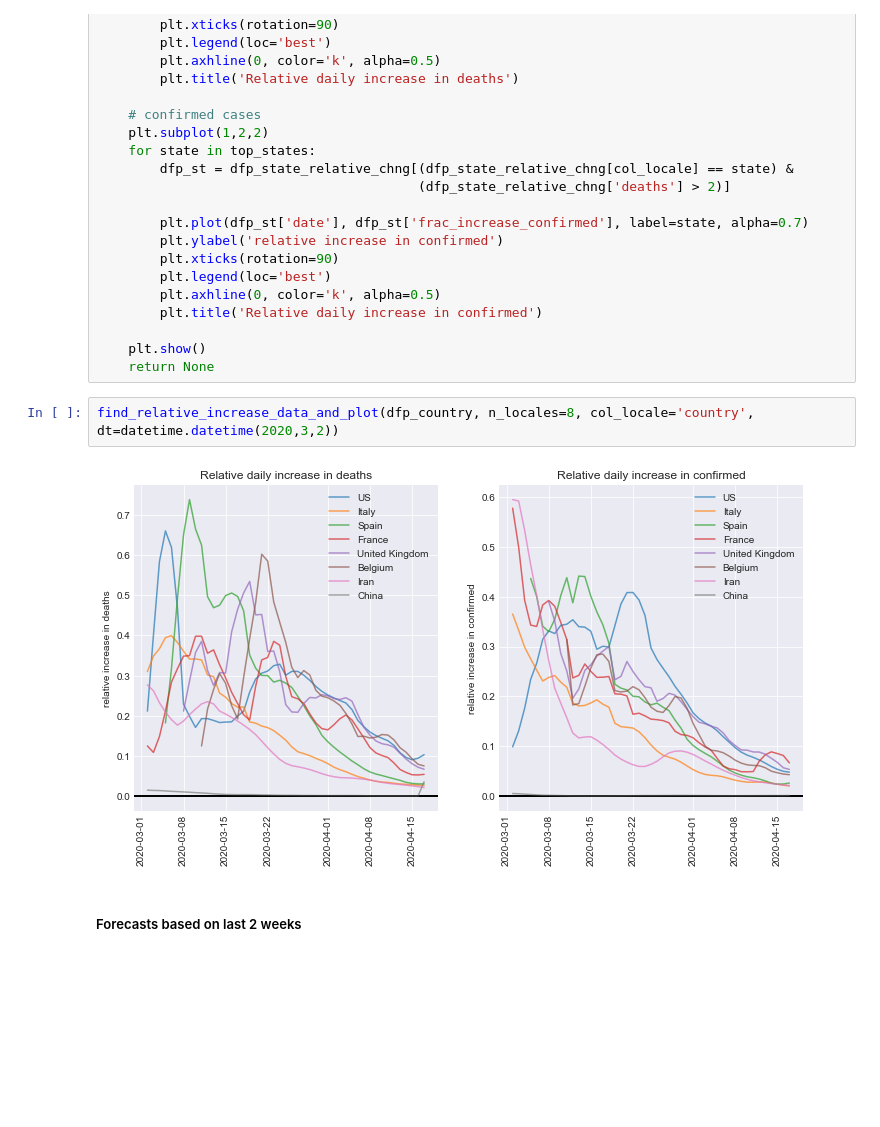
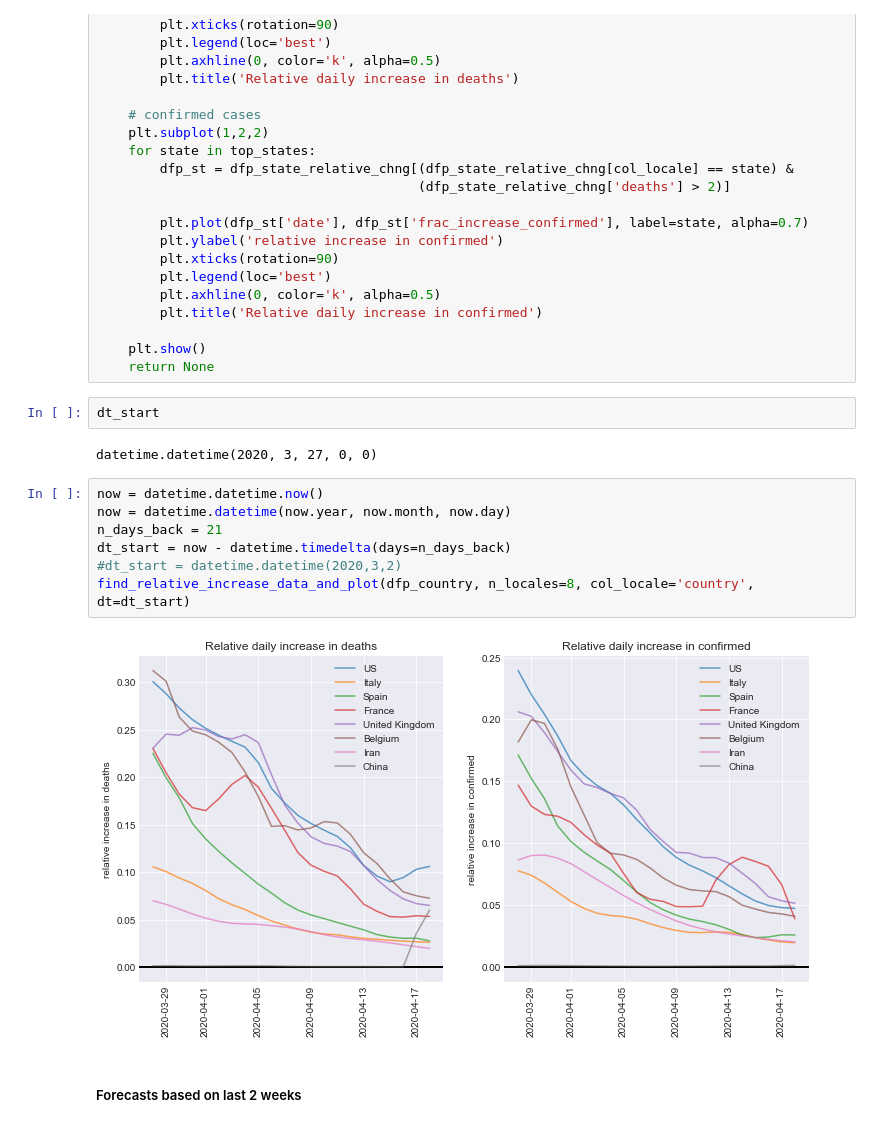
Before and after one commit to tboats/covid-19_analysis, a Jupyter notebook: analysis_covid-19.ipynb, the cells around one changed output. Cells and saved outputs as stored; diff of their text form; blank space fills up the shorter version.

```diff
--- a/analysis_covid-19.ipynb
+++ b/analysis_covid-19.ipynb
@@ -540,10 +540,19 @@ def find_relative_increase_data_and_plot(dfp_us_g,
 
     plt.show()
     return None
-# %%
-find_relative_increase_data_and_plot(dfp_country, n_locales=8, col_locale='country', dt=datetime.datetime(2020,3,2))
-# %% [output]
-[figure, removed]
+# %%
+dt_start
+# %% [output]
+datetime.datetime(2020, 3, 27, 0, 0)
+# %%
+now = datetime.datetime.now()
+now = datetime.datetime(now.year, now.month, now.day)
+n_days_back = 21
+dt_start = now - datetime.timedelta(days=n_days_back)
+#dt_start = datetime.datetime(2020,3,2)
+find_relative_increase_data_and_plot(dfp_country, n_locales=8, col_locale='country', dt=dt_start)
+# %% [output]
+[figure, added]
 # %% [markdown]
 ##### Forecasts based on last 2 weeks
 # %%
```
Also changed, not shown: parts of 27 cells of this notebook, 2 other files.
